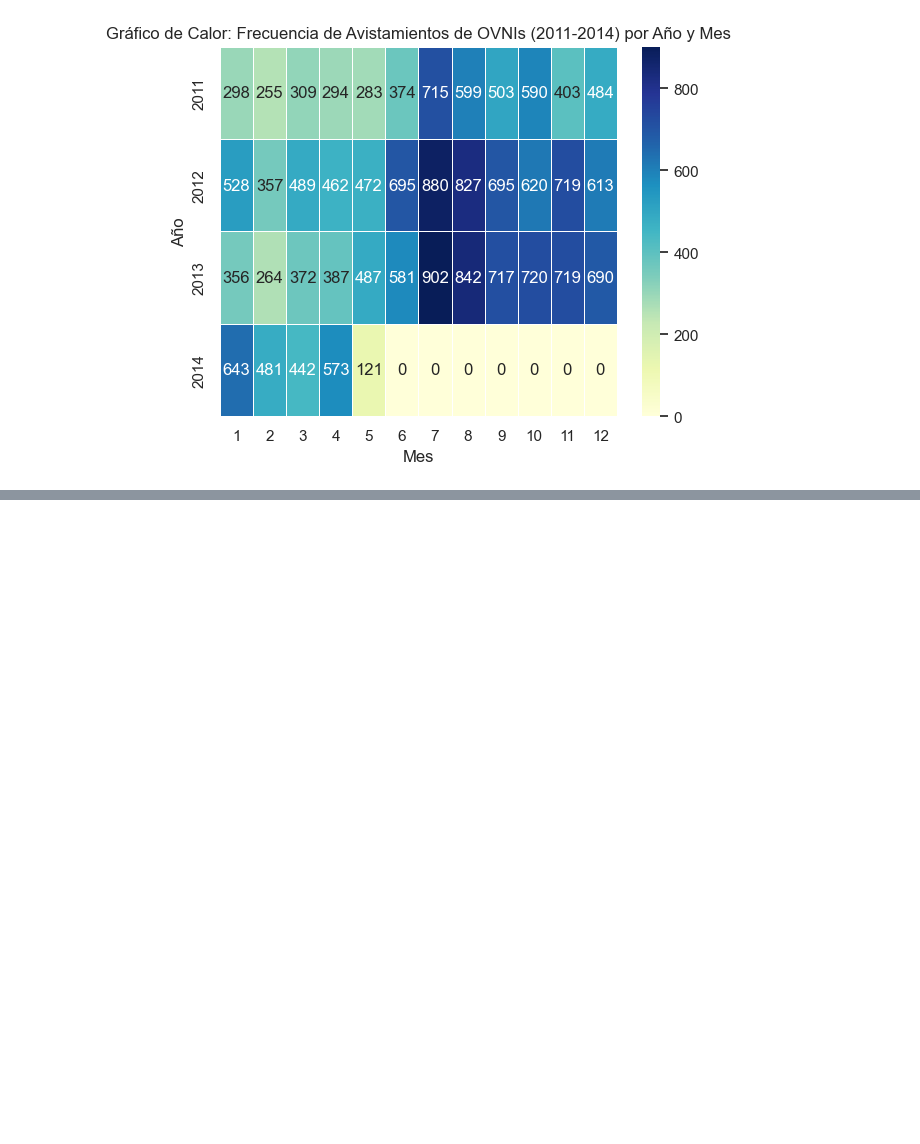
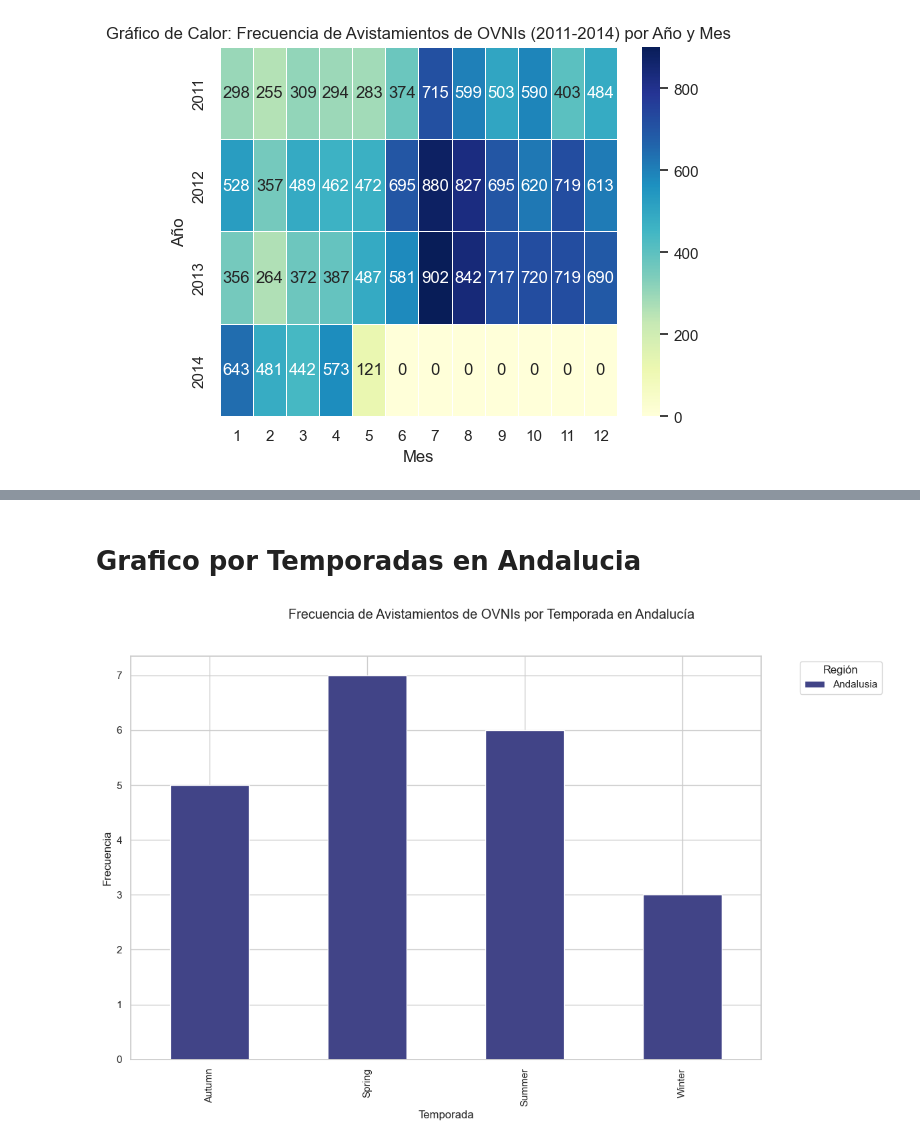
Before and after one commit to awchacon/first_project, a Jupyter notebook: first_project_2.0.ipynb, the cells around one changed output, grey strips where cells are left out. Drawn from its saved outputs; the diff is of its cells as text; code cells hidden in the pictures; blank space fills up the shorter version.

```diff
--- a/first_project_2.0.ipynb
+++ b/first_project_2.0.ipynb
@@ -645,0 +761,26 @@ plt.show()
+# %% [markdown]
+# Grafico por Temporadas en Andalucia
+# %%
+# Filtrar el DataFrame para incluir solo avistamientos en la región "Andalusia"
+solo_andalucia = ufo_df_new[ufo_df_new["Region"] == "Andalusia"]
+
+# Obtener la cuenta de avistamientos por temporada en Andalucía
+temporadas_andalucia = solo_andalucia["Season"].value_counts().sort_values()
+
+# Crear subgráficos agrupados por temporada
+fig, axes = plt.subplots(figsize=(12, 8))
+fig.suptitle('Frecuencia de Avistamientos de OVNIs por Temporada en Andalucía')
+
+# Crear un gráfico de barras agrupado por temporada
+colores = sns.color_palette("viridis", n_colors=len(temporadas_andalucia))
+solo_andalucia.groupby("Season")["Region"].value_counts().unstack().plot(kind='bar', stacked=True, color=colores, ax=axes)
+
+axes.set_xlabel('Temporada')
+axes.set_ylabel('Frecuencia')
+axes.legend(title='Región', loc='upper right', bbox_to_anchor=(1.2, 1))
+
+# Ajustar el diseño
+plt.tight_layout(rect=[0, 0, 1, 0.96])
+plt.show()
+# %% [output]
+[figure, added]
```
Also changed, not shown: parts of 25 cells of this notebook.
